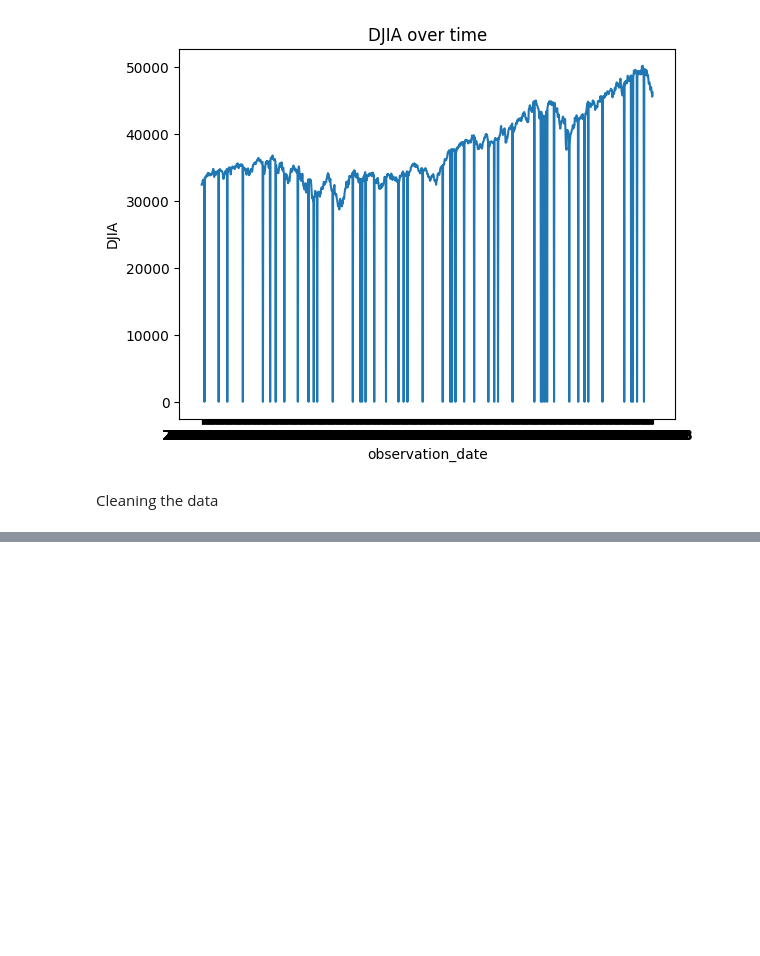
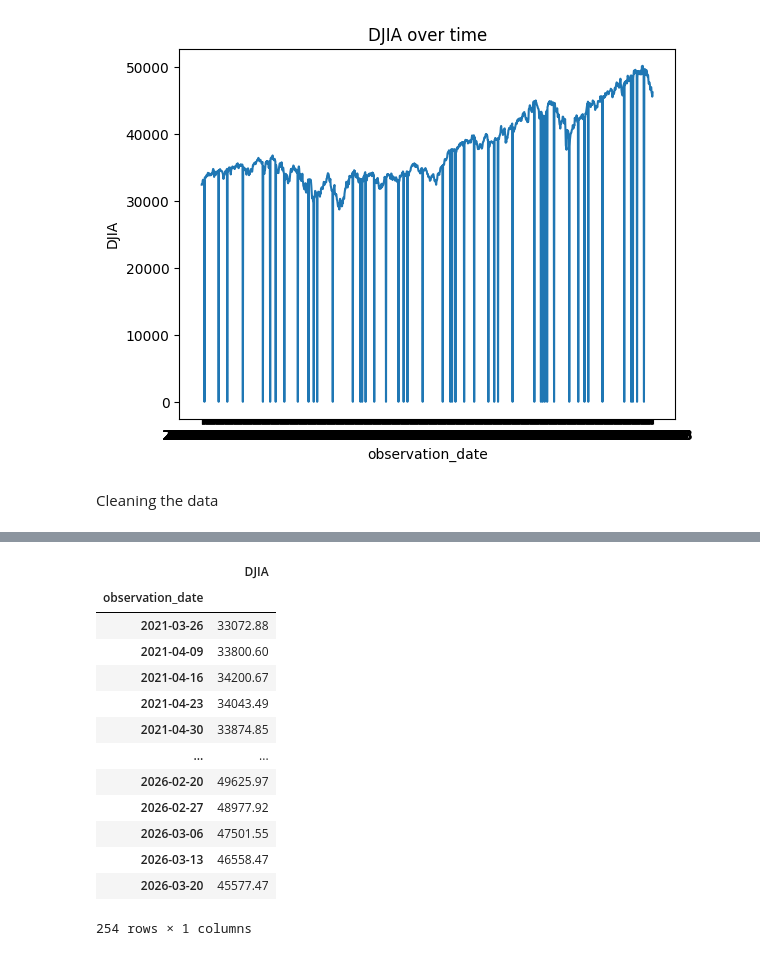
Before and after one commit to huiying8888/data-analytics, a Jupyter notebook: DowJonesAnalysis.ipynb, the cells around one changed output, grey strips where cells are left out. Cells and saved outputs as stored; diff of their text form; code cells hidden in the pictures; blank space fills up the shorter version.

```diff
--- a/DowJonesAnalysis.ipynb
+++ b/DowJonesAnalysis.ipynb
@@ -93,0 +129,20 @@ df
+# %%
+# for specific month
+df.loc["2024-01"]
+df.loc['2026'] #year
+df[df.index.day_of_week == 4]
+# %% [output]
+|  | DJIA |
+| observation_date |  |
+| 2021-03-26 | 33072.88 |
+| 2021-04-09 | 33800.60 |
+| 2021-04-16 | 34200.67 |
+| 2021-04-23 | 34043.49 |
+| 2021-04-30 | 33874.85 |
+| ... | ... |
+| 2026-02-20 | 49625.97 |
+| 2026-02-27 | 48977.92 |
+| 2026-03-06 | 47501.55 |
+| 2026-03-13 | 46558.47 |
+| 2026-03-20 | 45577.47 |
+254 rows × 1 columns
```
Also changed, not shown: parts of 10 cells of this notebook.
